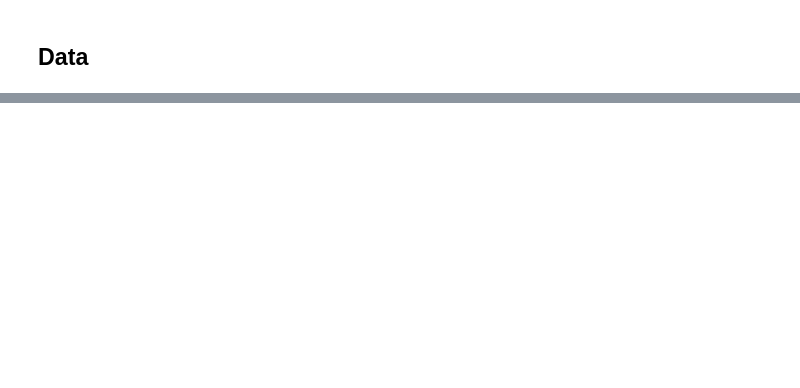
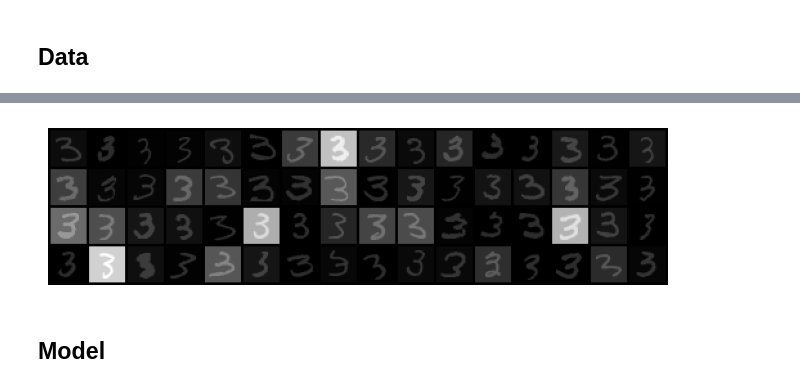
Before and after one commit to enugalamanideepreddy/ScoreMNIST, a Jupyter notebook: score.ipynb, the cells around one changed output, grey strips where cells are left out. Cells and saved outputs as stored; diff of their text form; code cells hidden in the pictures; blank space fills up the shorter version.

```diff
--- a/score.ipynb
+++ b/score.ipynb
@@ -42,0 +39,29 @@ TypeError: Invalid shape (1, 28, 28) for image data
+# %%
+def get_noise(t, sigma_min = 0.01, sigma_max = 5):
+  return sigma_min*(sigma_max/sigma_min)**t
+# %%
+from copy import deepcopy
+import matplotlib.pyplot as plt
+import numpy as np
+
+images, labels = next(iter(dataloader))
+
+# Get a batch of images and labels
+imgs = images
+
+for i in range(len(imgs)):
+  t = np.random.uniform(0, 1)
+  imgs[i] += get_noise(t)
+
+# Create a grid of images
+grid = utils.make_grid(imgs, nrow=16, padding=2, normalize=True)
+
+# Display the grid
+plt.figure(figsize=(8, 8))
+plt.imshow(grid.permute(1, 2, 0))  # Convert from (C, H, W) to (H, W, C) for plotting
+plt.axis('off')
+plt.show()
+# %% [output]
+[figure, added]
+# %% [markdown]
+## Model
```
Also changed, not shown: parts of 8 cells of this notebook.
